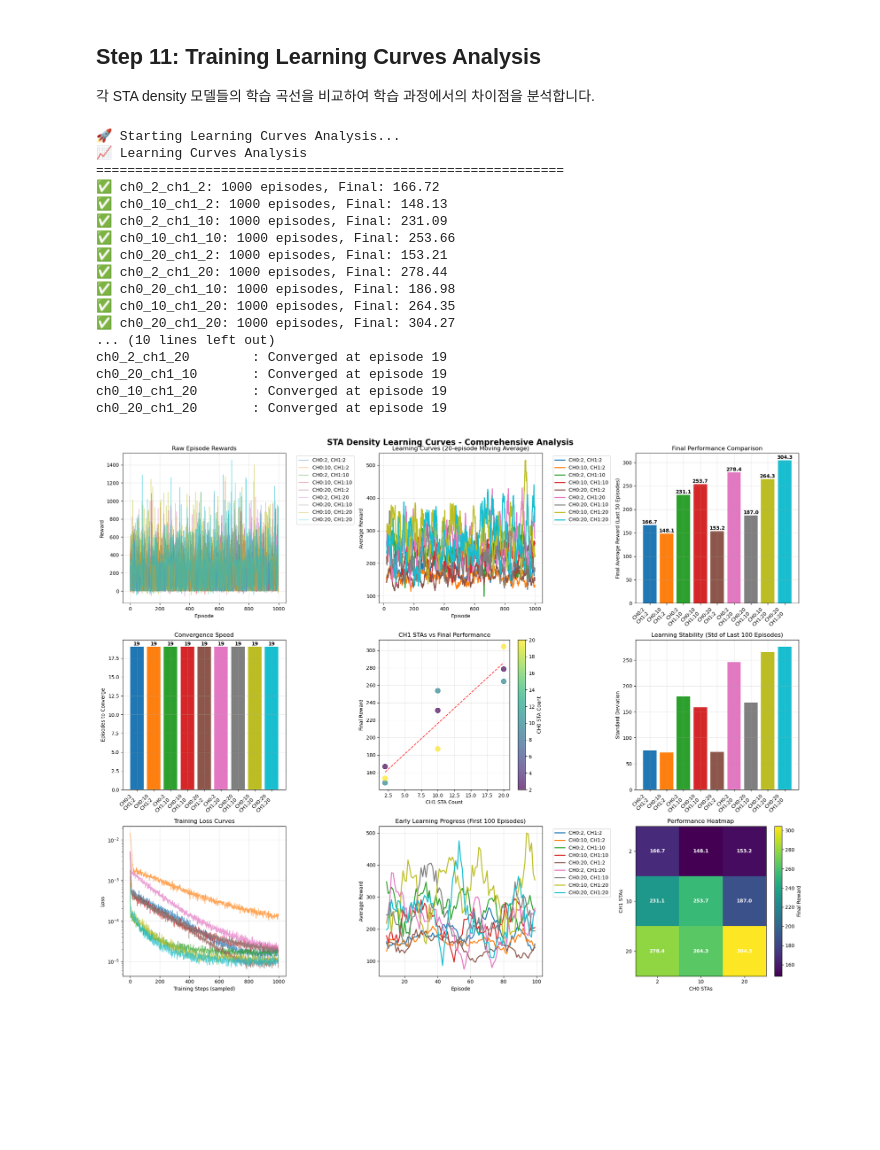
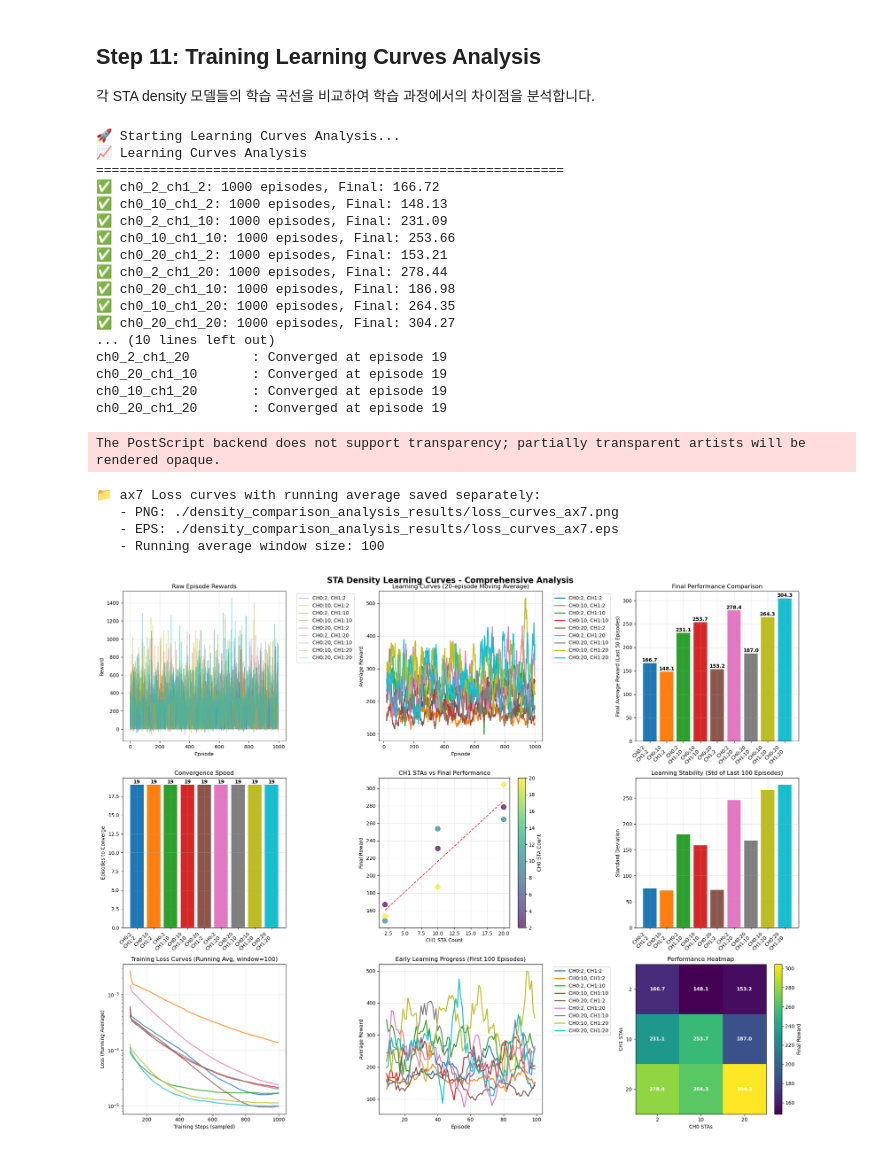
Before and after one commit to crazytb/NPCA_rein, a Jupyter notebook: density_comparison_analysis.ipynb, the cells around one changed output. Cells and saved outputs as stored; diff of their text form; code cells hidden in the pictures; blank space fills up the shorter version.

```diff
--- a/density_comparison_analysis.ipynb
+++ b/density_comparison_analysis.ipynb
@@ -1067,9 +1085,11 @@ def plot_learning_curves(learning_data):
     ax6.set_xticklabels(names, rotation=45, ha='right')
     ax6.grid(True, alpha=0.3)
 
-    # 7. Loss curves (if available)
+    # 7. Loss curves (if available) with running average
     ax7 = plt.subplot(3, 3, 7)
     has_loss = False
+    window_size = 100  # Running average window size for loss curves
+
     for i, data in enumerate(learning_data):
         losses = data['episode_losses']
         if losses:
@@ -1080,15 +1100,69 @@ def plot_learning_curves(learning_data):
             else:
                 sampled_losses = losses
 
-            ax7.plot(sampled_losses, alpha=0.7, color=colors[i], linewidth=1)
+            # Running average 적용
+            if len(sampled_losses) >= window_size:
+                running_avg = np.convolve(sampled_losses, np.ones(window_size)/window_size, mode='valid')
+                x_axis = range(window_size-1, len(sampled_losses))
+                ax7.plot(x_axis, running_avg, alpha=0.8, color=colors[i], linewidth=2)
+            else:
+                # 데이터가 적으면 원본 사용
+                ax7.plot(sampled_losses, alpha=0.7, color=colors[i], linewidth=1)
+
             has_loss = True
 
     if has_loss:
-        ax7.set_title('Training Loss Curves')
+        ax7.set_title(f'Training Loss Curves (Running Avg, window={window_size})')
         ax7.set_xlabel('Training Steps (sampled)')
-        ax7.set_ylabel('Loss')
+        ax7.set_ylabel('Loss (Running Average)')
         ax7.set_yscale('log')
         ax7.grid(True, alpha=0.3)
+
+        # ax7만 별도로 저장 (PNG와 EPS) with running average
+        fig_ax7 = plt.figure(figsize=(10, 6))
+        ax7_standalone = fig_ax7.add_subplot(111)
+
+        # ax7의 내용을 standalone figure에 복사 (running average 포함)
+        for i, data in enumerate(learning_data):
+            losses = data['episode_losses']
+            if losses:
+                if len(losses) > 1000:
+                    sample_indices = np.linspace(0, len(losses)-1, 1000, dtype=int)
+                    sampled_losses = [losses[i] for i in sample_indices]
+                else:
+                    sampled_losses = losses
+
+                # Running average 적용
+                if len(sampled_losses) >= window_size:
+                    running_avg = np.convolve(sampled_losses, np.ones(window_size)/window_size, mode='valid')
+                    x_axis = range(window_size-1, len(sampled_losses))
+                    ax7_standalone.plot(x_axis, running_avg, alpha=0.8, color=colors[i], linewidth=2,
+                                      label=f"CH0:{data['ch0_stas']}, CH1:{data['ch1_stas']}")
+                else:
+                    # 데이터가 적으면 원본 사용
+                    ax7_standalone.plot(sampled_losses, alpha=0.7, color=colors[i], linewidth=2,
+                                      label=f"CH0:{data['ch0_stas']}, CH1:{data['ch1_stas']}")
+
+        ax7_standalone.set_title(f'Training Loss Curves (Running Average, window={window_size})',
+                               fontsize=14, fontweight='bold')
+        ax7_standalone.set_xlabel('Training Steps (sampled)', fontsize=12)
+        ax7_standalone.set_ylabel('Loss (Running Average)', fontsize=12)
+        ax7_standalone.set_yscale('log')
+        ax7_standalone.grid(True, alpha=0.3)
+        ax7_standalone.legend(bbox_to_anchor=(1.05, 1), loc='upper left')
+
+        # PNG 저장
+        fig_ax7.savefig(f"{results_dir}/loss_curves_ax7.png", dpi=300, bbox_inches='tight')
+        # EPS 저장
+        fig_ax7.savefig(f"{results_dir}/loss_curves_ax7.eps", format='eps', bbox_inches='tight')
+
+        print(f"📁 ax7 Loss curves with running average saved separately:")
+        print(f"   - PNG: {results_dir}/loss_curves_ax7.png")
+        print(f"   - EPS: {results_dir}/loss_curves_ax7.eps")
+        print(f"   - Running average window size: {window_size}")
+
+        plt.close(fig_ax7)  # 메모리 절약을 위해 닫기
+
     else:
         ax7.text(0.5, 0.5, 'No Loss Data Available', ha='center', va='center', transform=ax7.transAxes)
         ax7.set_title('Training Loss Curves')
@@ -1175,31 +1249,36 @@ if learning_data:
     elif correlation > 0.3:
         print("   → Moderate positive correlation: CH1 STAs tend to improve performance")
     elif correlation > -0.3:
         print("   → Weak correlation: CH1 STA count has limited effect")
     else:
         print("   → Negative correlation: More CH1 STAs may harm performance")
 
     print(f"\n✅ Learning curves analysis complete!")
     print(f"📁 Results saved to {results_dir}/learning_curves_analysis.png")
 
 else:
     print("❌ No learning data available for analysis")
 # %% [output]
 🚀 Starting Learning Curves Analysis...
 📈 Learning Curves Analysis
 ============================================================
 ✅ ch0_2_ch1_2: 1000 episodes, Final: 166.72
 ✅ ch0_10_ch1_2: 1000 episodes, Final: 148.13
 ✅ ch0_2_ch1_10: 1000 episodes, Final: 231.09
 ✅ ch0_10_ch1_10: 1000 episodes, Final: 253.66
 ✅ ch0_20_ch1_2: 1000 episodes, Final: 153.21
 ✅ ch0_2_ch1_20: 1000 episodes, Final: 278.44
 ✅ ch0_20_ch1_10: 1000 episodes, Final: 186.98
 ✅ ch0_10_ch1_20: 1000 episodes, Final: 264.35
 ✅ ch0_20_ch1_20: 1000 episodes, Final: 304.27
 ... (10 lines left out)
 ch0_2_ch1_20        : Converged at episode 19
 ch0_20_ch1_10       : Converged at episode 19
 ch0_10_ch1_20       : Converged at episode 19
 ch0_20_ch1_20       : Converged at episode 19
+The PostScript backend does not support transparency; partially transparent artists will be rendered opaque.
+📁 ax7 Loss curves with running average saved separately:
+   - PNG: ./density_comparison_analysis_results/loss_curves_ax7.png
+   - EPS: ./density_comparison_analysis_results/loss_curves_ax7.eps
+   - Running average window size: 100
-[figure, old version]
+[figure, new version]
```
Also changed, not shown: parts of 3 cells of this notebook, 4 other files.
